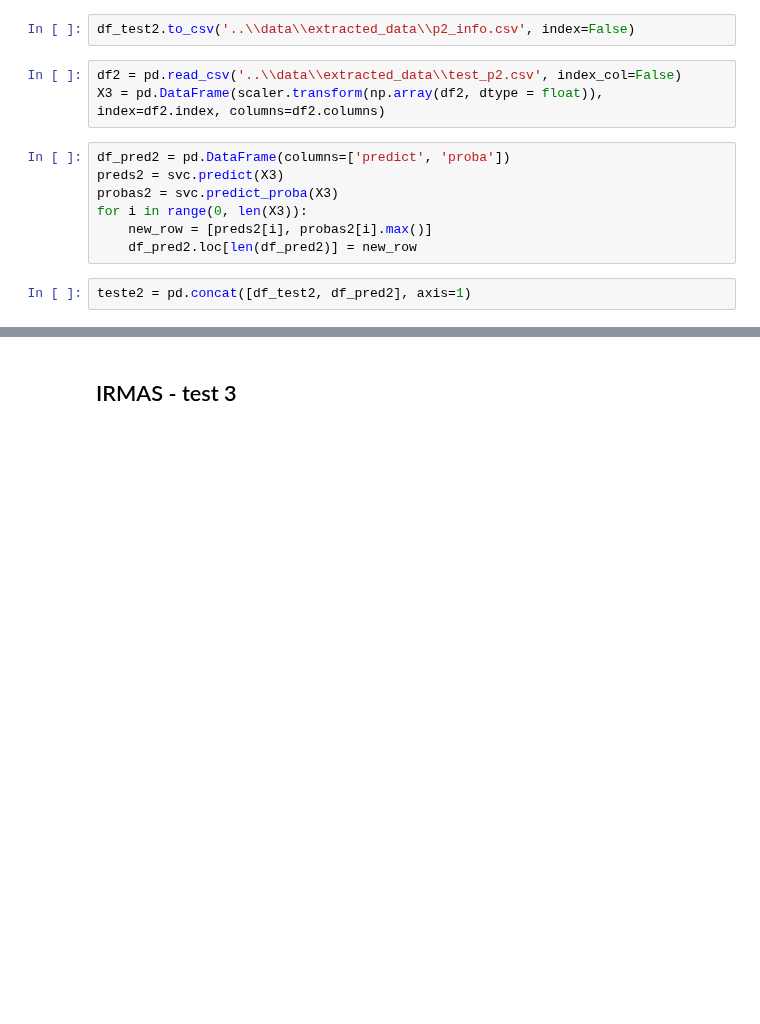
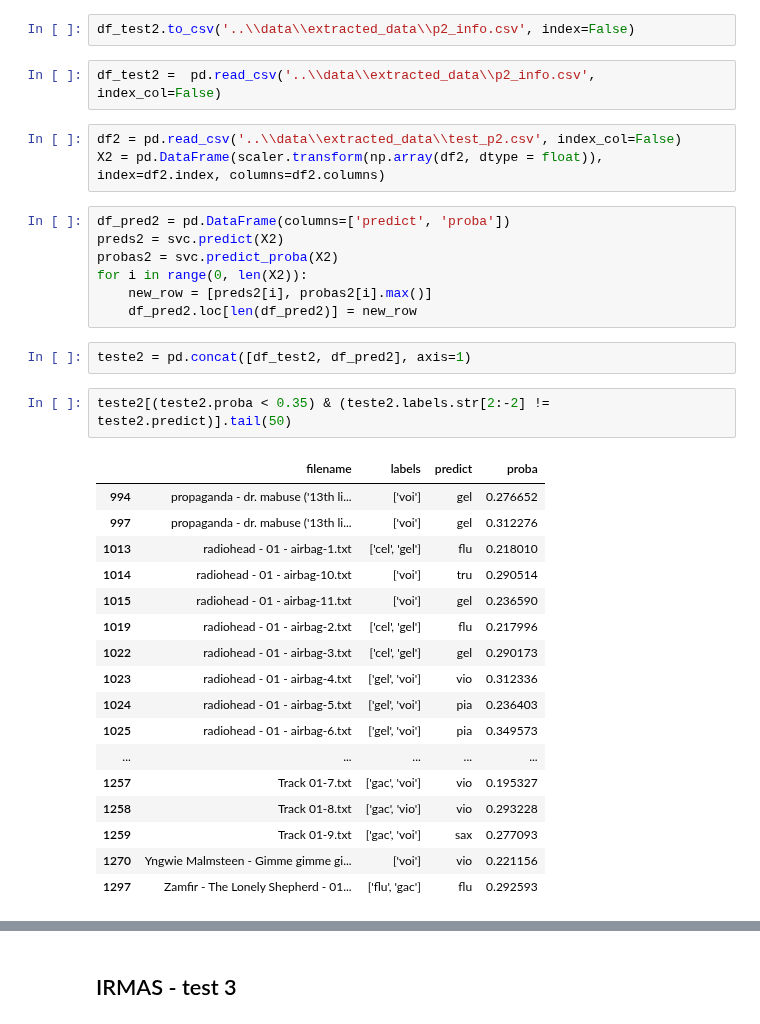
Before and after one commit to gabrielaeduardo/musical_instruments_recognition, a Jupyter notebook: code/model_test.ipynb, the cells around one changed output, grey strips where cells are left out. Saved outputs shown, nothing was run; the diff lists cells and outputs as text; blank space fills up the shorter version.

```diff
--- a/code/model_test.ipynb
+++ b/code/model_test.ipynb
@@ -202,15 +216,37 @@ for filename in os.listdir('../data/test_audio/IRMAS/IRTestingData-Part2'):
         df_test2.loc[len(df_test2)] = new_row
 # %%
 df_test2.to_csv('..\\data\\extracted_data\\p2_info.csv', index=False)
+# %%
+df_test2 =  pd.read_csv('..\\data\\extracted_data\\p2_info.csv', index_col=False)
 # %%
 df2 = pd.read_csv('..\\data\\extracted_data\\test_p2.csv', index_col=False)
-X3 = pd.DataFrame(scaler.transform(np.array(df2, dtype = float)), index=df2.index, columns=df2.columns)
+X2 = pd.DataFrame(scaler.transform(np.array(df2, dtype = float)), index=df2.index, columns=df2.columns)
 # %%
 df_pred2 = pd.DataFrame(columns=['predict', 'proba'])
-preds2 = svc.predict(X3)
-probas2 = svc.predict_proba(X3)
-for i in range(0, len(X3)):
+preds2 = svc.predict(X2)
+probas2 = svc.predict_proba(X2)
+for i in range(0, len(X2)):
     new_row = [preds2[i], probas2[i].max()]
     df_pred2.loc[len(df_pred2)] = new_row
 # %%
 teste2 = pd.concat([df_test2, df_pred2], axis=1)
+# %%
+teste2[(teste2.proba < 0.35) & (teste2.labels.str[2:-2] != teste2.predict)].tail(50)
+# %% [output]
+|  | filename | labels | predict | proba |
+| 994 | propaganda - dr. mabuse ('13th li... | ['voi'] | gel | 0.276652 |
+| 997 | propaganda - dr. mabuse ('13th li... | ['voi'] | gel | 0.312276 |
+| 1013 | radiohead - 01 - airbag-1.txt | ['cel', 'gel'] | flu | 0.218010 |
+| 1014 | radiohead - 01 - airbag-10.txt | ['voi'] | tru | 0.290514 |
+| 1015 | radiohead - 01 - airbag-11.txt | ['voi'] | gel | 0.236590 |
+| 1019 | radiohead - 01 - airbag-2.txt | ['cel', 'gel'] | flu | 0.217996 |
+| 1022 | radiohead - 01 - airbag-3.txt | ['cel', 'gel'] | gel | 0.290173 |
+| 1023 | radiohead - 01 - airbag-4.txt | ['gel', 'voi'] | vio | 0.312336 |
+| 1024 | radiohead - 01 - airbag-5.txt | ['gel', 'voi'] | pia | 0.236403 |
+| 1025 | radiohead - 01 - airbag-6.txt | ['gel', 'voi'] | pia | 0.349573 |
+| ... | ... | ... | ... | ... |
+| 1257 | Track 01-7.txt | ['gac', 'voi'] | vio | 0.195327 |
+| 1258 | Track 01-8.txt | ['gac', 'vio'] | vio | 0.293228 |
+| 1259 | Track 01-9.txt | ['gac', 'voi'] | sax | 0.277093 |
+| 1270 | Yngwie Malmsteen - Gimme gimme gi... | ['voi'] | vio | 0.221156 |
+| 1297 | Zamfir - The Lonely Shepherd - 01... | ['flu', 'gac'] | flu | 0.292593 |
```
Also changed, not shown: parts of 16 cells of this notebook.
